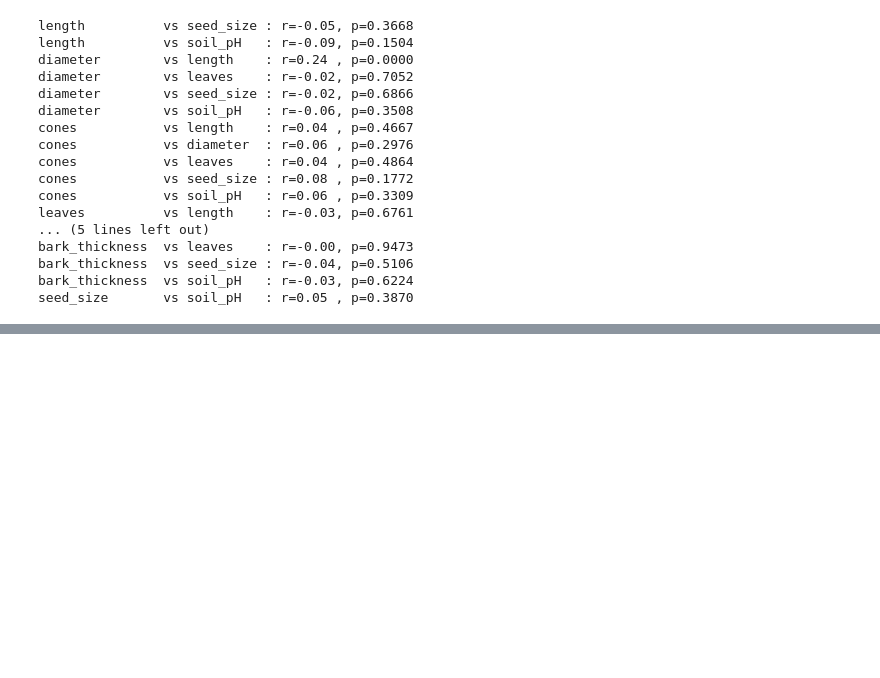
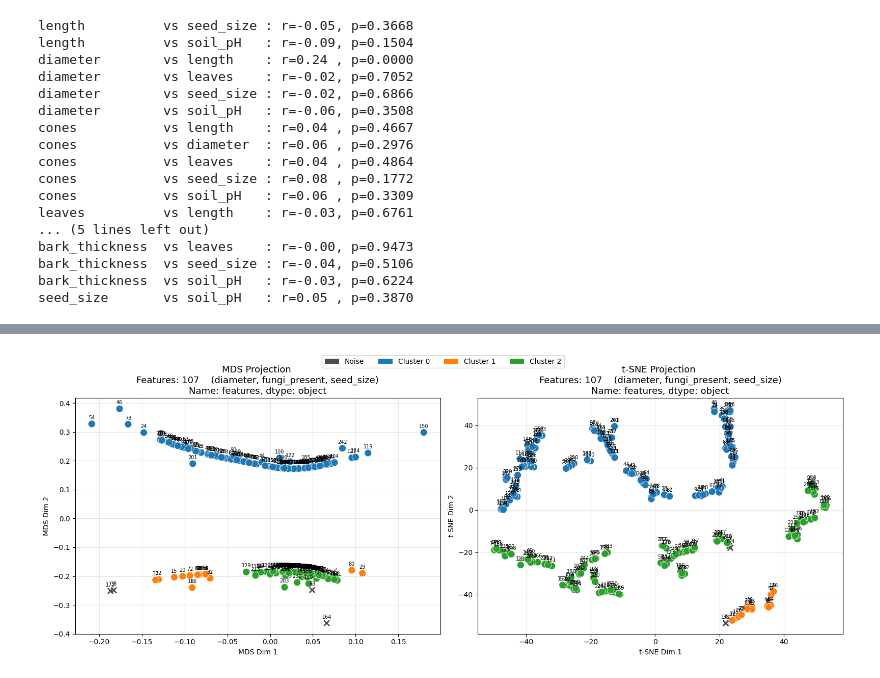
Before and after one commit to ATeerioja/DTEK2074-palautukset, a Jupyter notebook: projekti-2-koneoppimisalgoritmit/tree_clustering.ipynb, the cells around one changed output, grey strips where cells are left out. Saved outputs shown, nothing was run; the diff lists cells and outputs as text; code cells hidden in the pictures; blank space fills up the shorter version.

```diff
--- a/projekti-2-koneoppimisalgoritmit/tree_clustering.ipynb
+++ b/projekti-2-koneoppimisalgoritmit/tree_clustering.ipynb
@@ -246,0 +245,16 @@ bark_thickness   fungi_present 12.4700   0.0004         Yes
+# %%
+feature_1 = ['length', 'diameter', 'bark_thickness']
+feature_2 = ['fungi_present', 'color_guess']
+feature_3 = ['cones', 'leaves', 'seed_size']
+# %%
+import itertools
+
+combinations = list(itertools.product(feature_1, feature_2, feature_3))
+# %%
+import gower
+
+gower_matrices = {}
+
+for combination in combinations:
+  subset = df[list(combination)]
+  gower_matrices[combination] = gower.gower_matrix(subset)
@@ -246,0 +301,2 @@ bark_thickness   fungi_present 12.4700   0.0004         Yes
+# %%
+best = pd.DataFrame(results).sort_values('silhouette', ascending=False).head(1)
@@ -246,0 +341,64 @@ bark_thickness   fungi_present 12.4700   0.0004         Yes
+# %%
+def plot_clusters_2d(coords_mds, coords_tsne, labels, title_suffix=""):
+    """Side-by-side MDS and t-SNE scatter plots."""
+    unique_labels = sorted(set(labels))
+    # Colormap: noise (-1) is black, clusters get distinct colors
+    palette = cm.tab10(np.linspace(0, 1, max(len(unique_labels), 10)))
+    color_map = {}
+    cluster_idx = 0
+    for label in unique_labels:
+        if label == -1:
+            color_map[label] = (0.3, 0.3, 0.3, 1.0)  # grey for noise
+        else:
+            color_map[label] = palette[cluster_idx]
+            cluster_idx += 1
+
+    colors = [color_map[l] for l in labels]
+    noise_mask = labels == -1
+
+    fig, axes = plt.subplots(1, 2, figsize=(16, 6))
+
+    for ax, coords, method in zip(axes, [coords_mds, coords_tsne], ['MDS', 't-SNE']):
+        # Plot cluster points
+        ax.scatter(
+            coords[~noise_mask, 0], coords[~noise_mask, 1],
+            c=[colors[i] for i in range(len(labels)) if not noise_mask[i]],
+            s=100, edgecolors='white', linewidth=0.5, zorder=3
+        )
+        # Plot noise points
+        if noise_mask.any():
+            ax.scatter(
+                coords[noise_mask, 0], coords[noise_mask, 1],
+                c=[colors[i] for i in range(len(labels)) if noise_mask[i]],
+                s=60, marker='x', linewidth=2, zorder=2, label='Noise'
+            )
+
+        # Annotate point indices
+        for i, (x, y) in enumerate(coords):
+            ax.annotate(str(i), (x, y), fontsize=7, ha='center', va='bottom',
+                        xytext=(0, 5), textcoords='offset points')
+
+        ax.set_title(f'{method} Projection {title_suffix}', fontsize=13)
+        ax.set_xlabel(f'{method} Dim 1')
+        ax.set_ylabel(f'{method} Dim 2')
+        ax.grid(True, alpha=0.3)
+
+    # Shared legend
+    from matplotlib.patches import Patch
+    legend_elements = []
+    for label in unique_labels:
+        name = 'Noise' if label == -1 else f'Cluster {label}'
+        legend_elements.append(Patch(facecolor=color_map[label], label=name))
+    fig.legend(handles=legend_elements, loc='upper center',
+               ncol=len(unique_labels), bbox_to_anchor=(0.5, 1.02), fontsize=10)
+
+    plt.tight_layout()
+    plt.show()
+
+plot_clusters_2d(
+    coords_mds, coords_tsne,
+    best['labels'].values[0],
+    title_suffix=f"\nFeatures: {best['features']}"
+)
+# %% [output]
+[figure, added]
```
Also changed, not shown: parts of 11 cells of this notebook, 2 other files.
